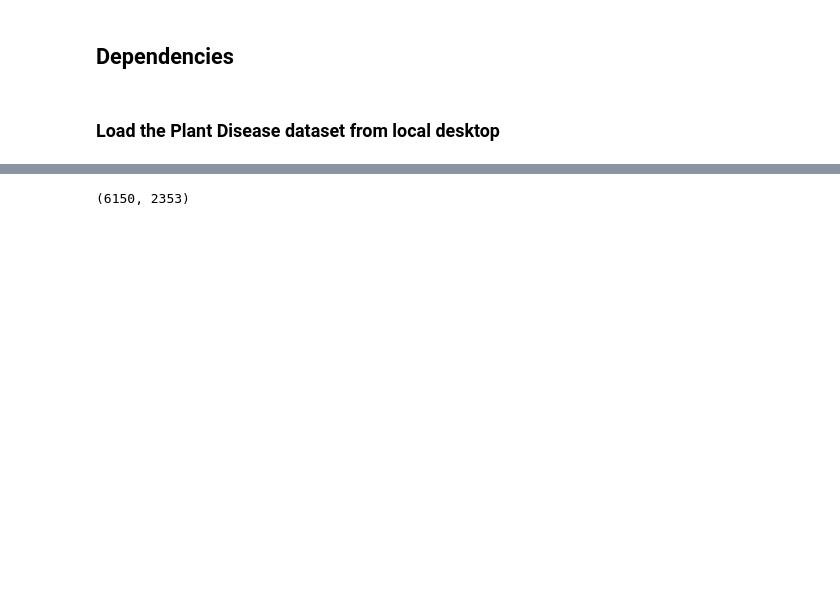
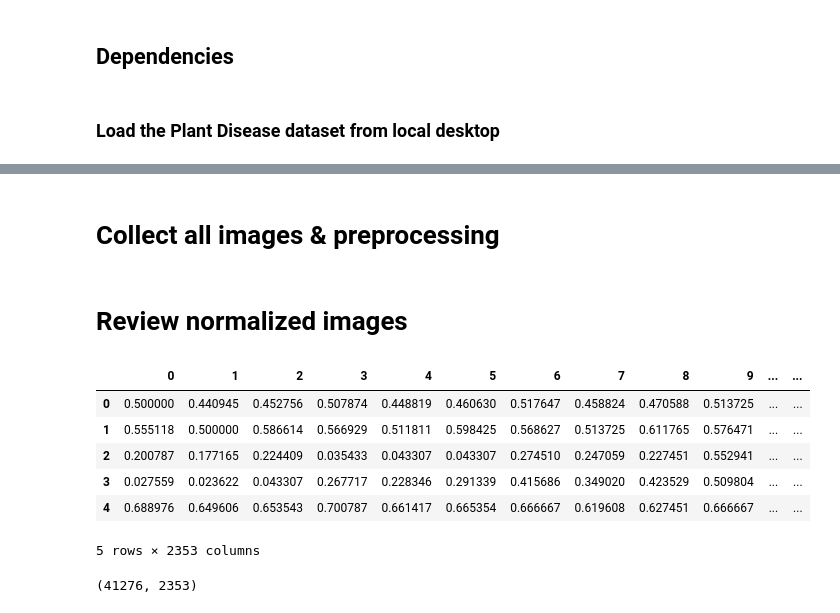
Before and after one commit to gfoley15/whats_killing_my_tomatoes, a Jupyter notebook: Code/01_Image_Normalization.ipynb, the cells around one changed output, grey strips where cells are left out. Drawn from its saved outputs; the diff is of its cells as text; code cells hidden in the pictures; blank space fills up the shorter version.

```diff
--- a/Code/01_Image_Normalization.ipynb
+++ b/Code/01_Image_Normalization.ipynb
@@ -68,0 +52,2 @@ Loading C:\Users\gfoley\OneDrive - Epiq Inc\Desktop\Plant Project\archive
+# %% [markdown]
+# Collect all images & preprocessing
@@ -80,6 +95,20 @@ file_path = r'C:\Users\gfoley\OneDrive - Epiq Inc\Desktop\Plant Project\scaled_i
 df_scaled_images.to_csv(file_path, index=False)
-# %%
-df_scaled_images.shape
-# %% [output]
-(6150, 2353)
+# %% [markdown]
+# Review normalized images
+# %%
+# Review the dataframe
+df_scaled_images.head(5)
+# %% [output]
+|  | 0 | 1 | 2 | 3 | 4 | 5 | 6 | 7 | 8 | 9 | ... | ... |
+| 0 | 0.500000 | 0.440945 | 0.452756 | 0.507874 | 0.448819 | 0.460630 | 0.517647 | 0.458824 | 0.470588 | 0.513725 | ... | ... |
+| 1 | 0.555118 | 0.500000 | 0.586614 | 0.566929 | 0.511811 | 0.598425 | 0.568627 | 0.513725 | 0.611765 | 0.576471 | ... | ... |
+| 2 | 0.200787 | 0.177165 | 0.224409 | 0.035433 | 0.043307 | 0.043307 | 0.274510 | 0.247059 | 0.227451 | 0.552941 | ... | ... |
+| 3 | 0.027559 | 0.023622 | 0.043307 | 0.267717 | 0.228346 | 0.291339 | 0.415686 | 0.349020 | 0.423529 | 0.509804 | ... | ... |
+| 4 | 0.688976 | 0.649606 | 0.653543 | 0.700787 | 0.661417 | 0.665354 | 0.666667 | 0.619608 | 0.627451 | 0.666667 | ... | ... |
+5 rows × 2353 columns
+# %%
+# Review the shape of the images
+df_scaled_images.shape
+# %% [output]
+(41276, 2353)
 # %%
```
Also changed, not shown: parts of 10 cells of this notebook, 2 other files.
